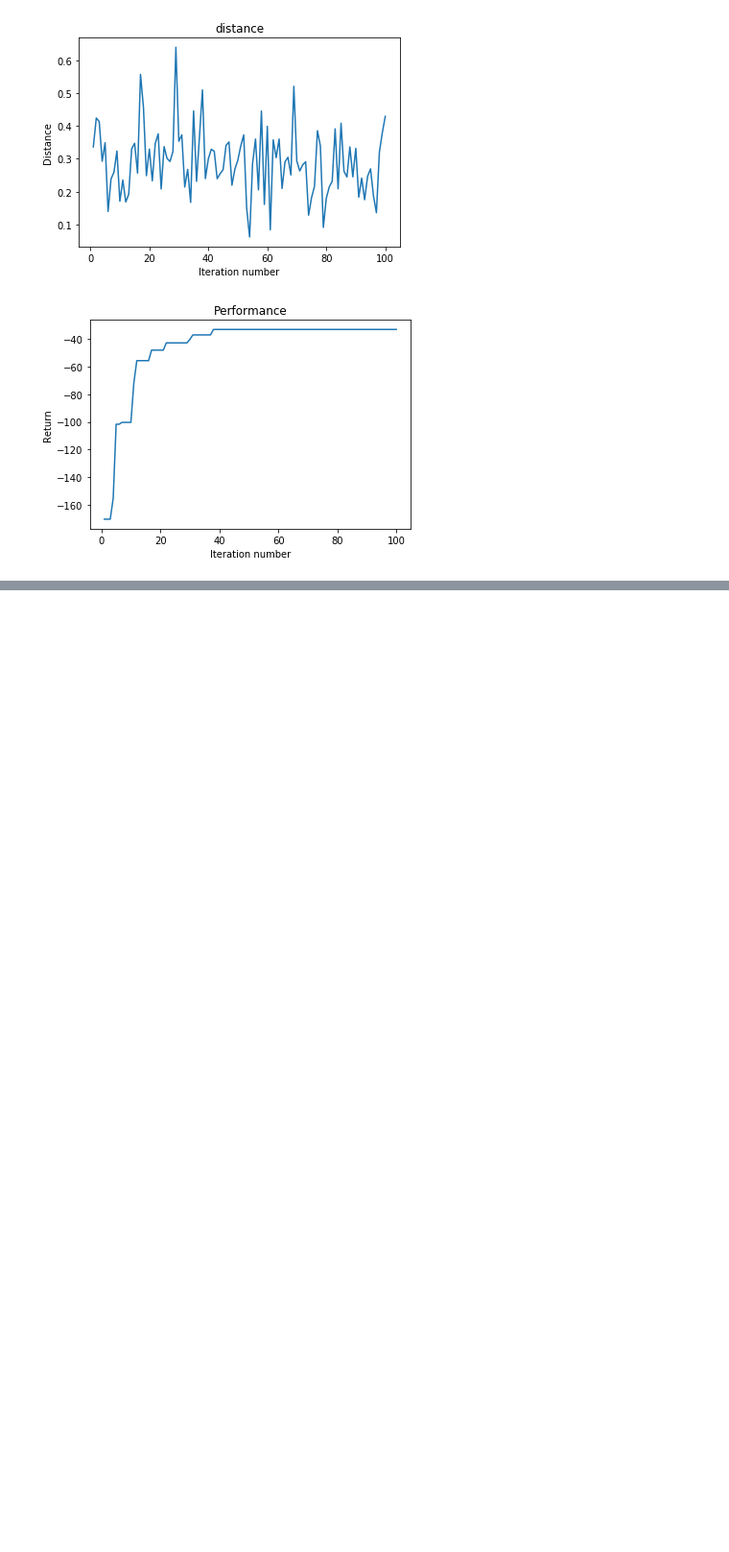
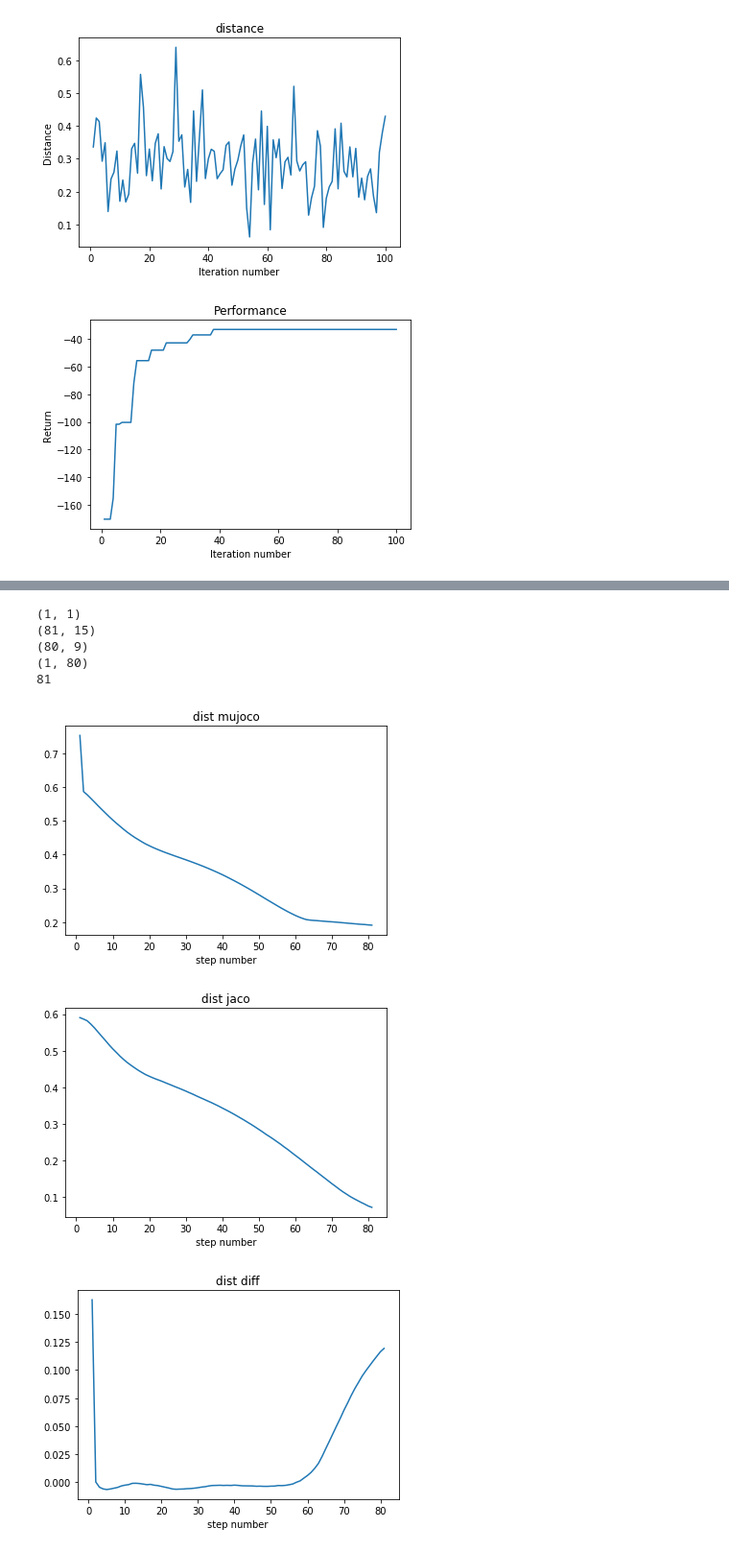
Before and after one commit to josherich/handful-of-trials-pytorch, a Jupyter notebook: plotter.ipynb, the cells around one changed output, grey strips where cells are left out. Shown at 96% size. Drawn from its saved outputs; the diff is of its cells as text; code cells hidden in the pictures; blank space fills up the shorter version.

```diff
--- a/plotter.ipynb
+++ b/plotter.ipynb
@@ -103,0 +253,11 @@ plot('./logs-tf-reacher.mat', 'gym')
+# %%
+plot_dynamics('output/1557430822.7009466')
+# %% [output]
+(1, 1)
+(81, 15)
+(80, 9)
+(1, 80)
+81
+[figure, added]
+[figure, added]
+[figure, added]
```
Also changed, not shown: parts of 6 cells of this notebook, 2 other files.
